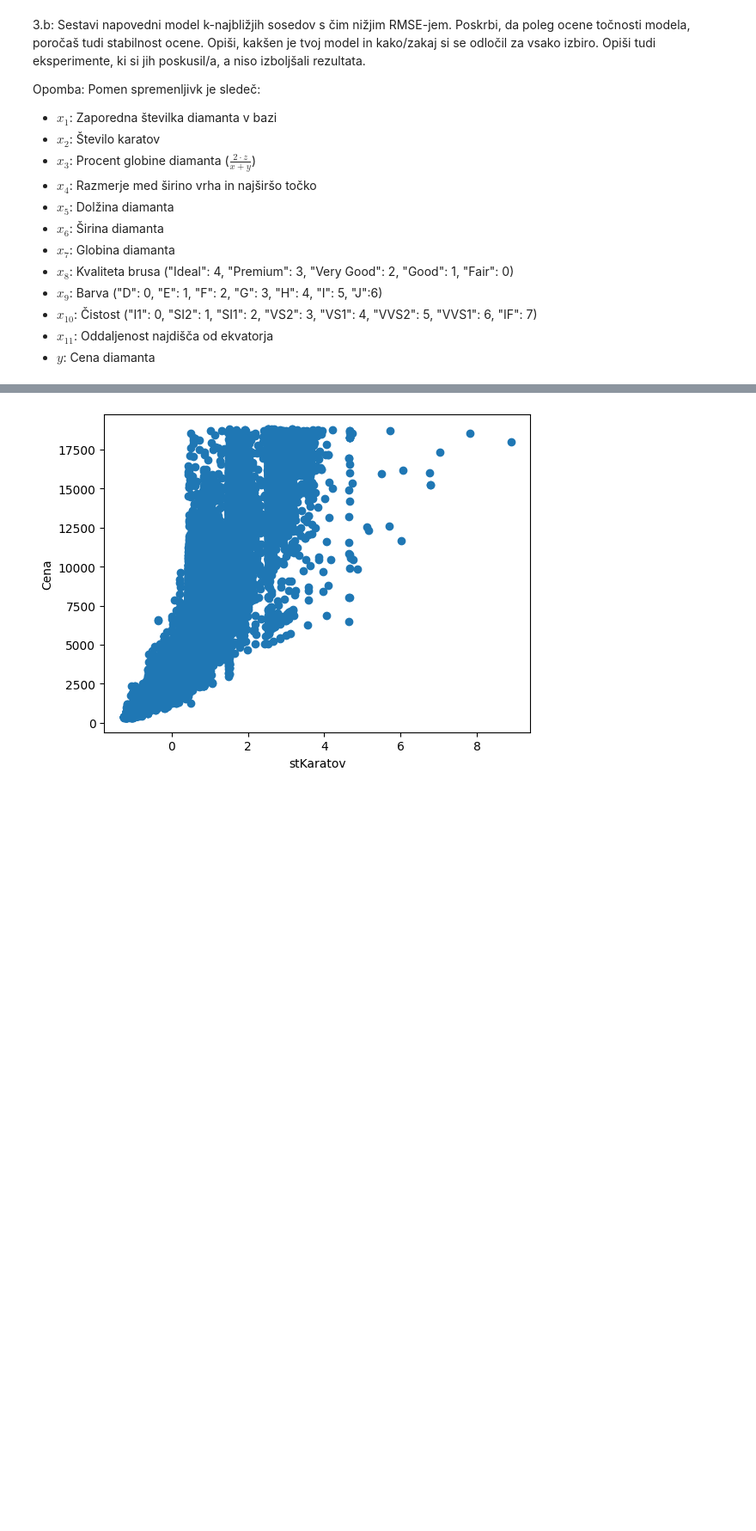
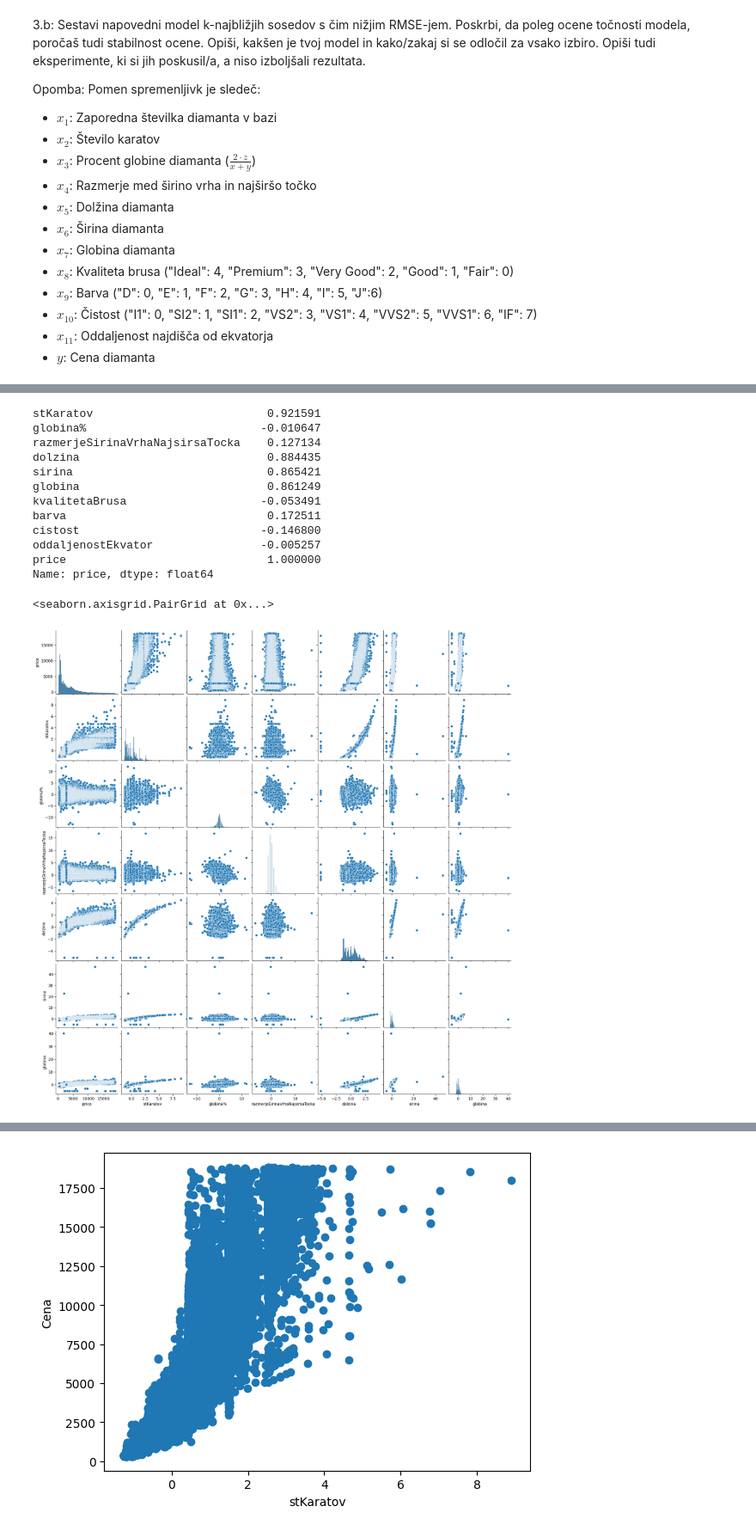
Before and after one commit to anejrozman/Machine-Learning-1, a Jupyter notebook: hw1/dn1.ipynb, the cells around one changed output, grey strips where cells are left out. Shown at 86% size. Saved outputs shown, nothing was run; the diff lists cells and outputs as text; code cells hidden in the pictures; blank space fills up the shorter version.

```diff
--- a/hw1/dn1.ipynb
+++ b/hw1/dn1.ipynb
@@ -359,25 +359,52 @@ Opomba: Pomen spremenljivk je sledeč:
 - $x_{11}$: Oddaljenost najdišča od ekvatorja
 - $y$: Cena diamanta
 # %%
-# Logika, normalizacija, dummy varables, dolocitev k-ja
-from sklearn.neighbors import KNeighborsClassifier
-from sklearn.metrics import accuracy_score, classification_report, confusion_matrix
 import pandas as pd
 import seaborn as sns
 import matplotlib.pyplot as plt
-
-np.random.seed(42)
 
 # Odstranimo prvo spremenljivko, saj ocitno vsebinsko ni relevantna (tudi ce bi bila slucajno korelirana numericno)
 X = X[:, 1:]
 
 # Normaliziraj podatke
 X = (X - np.mean(X, axis=0)) / np.std(X, axis=0)
 
 # Histogram y spremenljivke
 plt.hist(y, bins=100)
 plt.xlabel('Cena')
 plt.ylabel('Stevilo primerov')
 plt.show()
+
+# Sestavi tabelo vrednosti
+# Pearsonov korelacijski koeficient posameznih spremenljivk s ciljno spremenljivko
+df = pd.DataFrame(X)
+
+stolpci = ["stKaratov", "globina%", "razmerjeSirinaVrhaNajsirsaTocka",
+           "dolzina", "sirina", "globina", "kvalitetaBrusa", "barva",
+           "cistost", "oddaljenostEkvator"]
+
+df.columns = stolpci
+df['price'] = y
+
+# Pearsonov korelacijski koeficient posameznih spremenljivk s ciljno spremenljivko
+corr = df.corr()
+print(corr['price'])
+
+# Izris paiplota numericnih spremenljivk
+sns.pairplot(df[["price", "stKaratov", "globina%", "razmerjeSirinaVrhaNajsirsaTocka", "dolzina", "sirina", "globina"]])
 # %% [output]
 [figure]
+stKaratov                          0.921591
+globina%                          -0.010647
+razmerjeSirinaVrhaNajsirsaTocka    0.127134
+dolzina                            0.884435
+sirina                             0.865421
+globina                            0.861249
+kvalitetaBrusa                    -0.053491
+barva                              0.172511
+cistost                           -0.146800
+oddaljenostEkvator                -0.005257
+price                              1.000000
+Name: price, dtype: float64
+<seaborn.axisgrid.PairGrid at 0x...>
+[figure, added]
```
Also changed, not shown: parts of 12 cells of this notebook.
